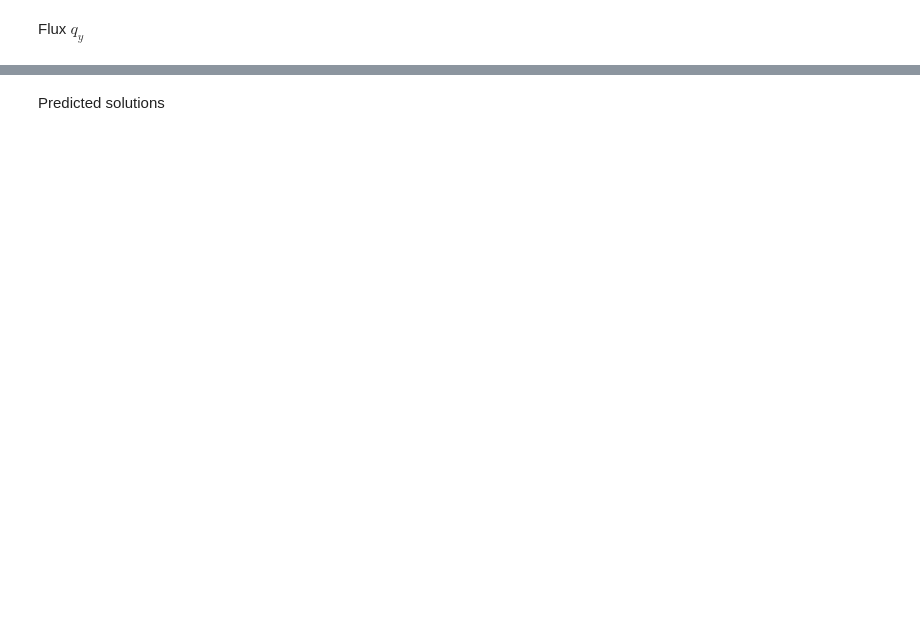
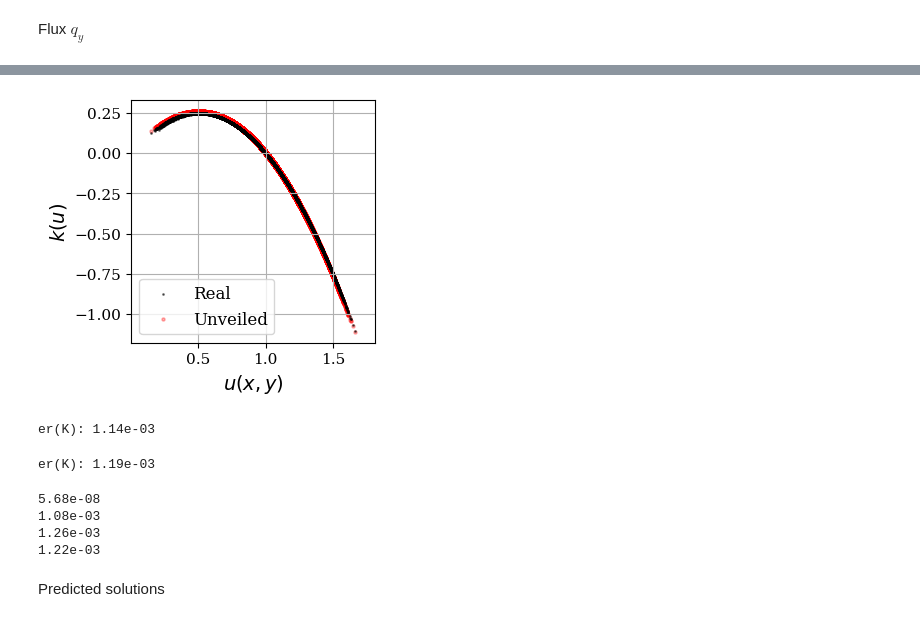
Before and after one commit to rmunozTMELab/PGNNIV-to-Continuum-Problems, a Jupyter notebook: src/nb/results_analysis/PGNNIV_nonlinear_problem_results_analysis.ipynb, the cells around one changed output, grey strips where cells are left out. Cells and saved outputs as stored; diff of their text form; code cells hidden in the pictures; blank space fills up the shorter version.

```diff
--- a/src/nb/results_analysis/PGNNIV_nonlinear_problem_results_analysis.ipynb
+++ b/src/nb/results_analysis/PGNNIV_nonlinear_problem_results_analysis.ipynb
@@ -25,6 +34,6 @@ problem = "nonlinear_problem_P3"
 # %%
-data_folder = r' '
-results_folder = rf' '
+data_folder = r'/home/rmunoz/Escritorio/rmunozTMELab/PGNNIV-to-Continuum-Problems/data'
+results_folder = rf'/home/rmunoz/Escritorio/rmunozTMELab/PGNNIV-to-Continuum-Problems/results/nonlinear_problem_P4_results'
 
 print(data_folder)
 print(results_folder)
@@ -31,7 +43,7 @@ print(results_folder)
 # %%
 data_path = os.path.join(data_folder, f'{problem}_data.pkl')
 first_training_result_path = os.path.join(results_folder, f'{problem}_first_train.pkl')
-second_training_result_path = os.path.join(results_folder, f'{problem}_new_train.pkl')
+second_training_result_path = os.path.join(results_folder, f'{problem}_first_train.pkl')
 
 print(data_path)
 print(first_training_result_path)
@@ -126,7 +142,7 @@ label_fontsize = 14
 legend_fontsize = 12
 tick_fontsize = 11
 
-plt.rc('text', usetex=True)
+# plt.rc('text', usetex=True)
 plt.rc('font', family='serif')
 
 posX = cm_to_in(10)
@@ -370,32 +612,85 @@ reshaped_predicted_K = tf.reshape(predicted_K, [predicted_K.shape[0], -1]).numpy
 # %%
 plt.figure(figsize=(height, height))
 
 # Plot of the values
-plt.scatter(reshaped_predicted_solution, reshaped_predicted_K, label='Prediction', color='red', s=5, alpha=0.3)
-plt.scatter(reshaped_validation_solution, reshaped_validation_K, label='Validation', color='black', s=1, alpha=0.5)
+plt.scatter(reshaped_predicted_solution, reshaped_predicted_K, label='Unveiled', color='red', s=5, alpha=0.3)
+plt.scatter(reshaped_validation_solution, reshaped_validation_K, label='Real', color='black', s=1, alpha=0.5)
 
 # Labels configurations
 plt.xlabel('$u(x, y)$', fontsize=label_fontsize)
 plt.ylabel('$k(u)$', fontsize=label_fontsize)
 plt.grid(True)
 
 # Legend configuration
 handles, labels = plt.gca().get_legend_handles_labels()
 order = [1, 0]
 plt.legend([handles[idx] for idx in order], [labels[idx] for idx in order], loc='lower left', fontsize=legend_fontsize)
 plt.tick_params(axis='both', which='major', labelsize=tick_fontsize)
 
 # Axis configurations
 min = np.min(reshaped_validation_solution) - 0.1*(np.max(reshaped_validation_solution - np.min(reshaped_validation_solution)))
 max = np.max(reshaped_validation_solution) + 0.1*(np.max(reshaped_validation_solution - np.min(reshaped_validation_solution)))
 plt.xlim(min, max)
 
 # Show the image
 plt.show()
+# %% [output]
+[figure, added]
+# %%
+def calcular_error_integrado(reshaped_predicted_K, reshaped_validation_K, x_step_size, y_step_size):
+    """
+    Calcula el error cuadrático integrado entre dos matrices de predicción y validación.
+
+    Parámetros:
+    reshaped_predicted_K (array): Valores predichos de la curva en una matriz 2D.
+    reshaped_validation_K (array): Valores reales o validados de la curva en una matriz 2D.
+    x_step_size (float): Paso de integración en la dirección x.
+    y_step_size (float): Paso de integración en la dirección y.
+
+    Retorna:
+    float: El error cuadrático integrado.
+    """
+    # Numerador: diferencia de las matrices predicha y validada, integrada en ambas dimensiones
+    numerador = np.sum((np.trapz(np.trapz(reshaped_predicted_K - reshaped_validation_K, dx=x_step_size), dx=y_step_size))**2)
+
+    # Denominador: integral de los valores reales cuadrados en ambas dimensiones
+    denominador = np.sum((np.trapz(np.trapz(reshaped_validation_K, dx=x_step_size), dx=y_step_size))**2)
+
+    # Calcular el error cuadrático integrado
+    er = numerador  / denominador
+
+    print(f"er(K): {er:.2e}")
+
+
+calcular_error_integrado(validation_K, predicted_K, x_step_size, y_step_size)
+# %% [output]
+er(K): 1.14e-03
 # %%
-er = np.sum(np.trapz(np.trapz(reshaped_predicted_K.squeeze() - reshaped_validation_K.squeeze(), dx=x_step_size), dx=y_step_size))**2/np.sum(np.trapz(np.trapz(reshaped_validation_K.squeeze(), dx=x_step_size), dx=y_step_size))**2
+er = np.sum(np.trapz(reshaped_predicted_K.squeeze() - reshaped_validation_K.squeeze(), dx=x_step_size)**2)/np.sum(np.trapz(reshaped_validation_K.squeeze(), dx=x_step_size)**2)
 
 print(f"er(K): {er:.2e}")
+# %% [output]
+er(K): 1.19e-03
+# %%
+def relative_error_promedio(validation, prediction, dx=x_step_size, dy=y_step_size):
+
+    validation = validation
+    prediction = prediction
+
+    numerator = np.sum(np.trapz(np.trapz((validation - prediction)**2, dx=dy), dx=dx))
+    denominator = np.sum(np.trapz(np.trapz((validation)**2, dx=dy), dx=dx))
+
+    print(f"{numerator/denominator:.2e}")
+
+relative_error_promedio(validation_solution, predicted_solution)
+relative_error_promedio(validation_K, predicted_K)
+relative_error_promedio(validation_qx, predicted_qx)
+relative_error_promedio(validation_qy, predicted_qy)
+# %% [output]
+5.68e-08
+1.08e-03
+1.26e-03
+1.22e-03
 # %% [markdown]
 Predicted solutions
 # %%
```
Also changed, not shown: parts of 27 cells of this notebook, 6 other files.
